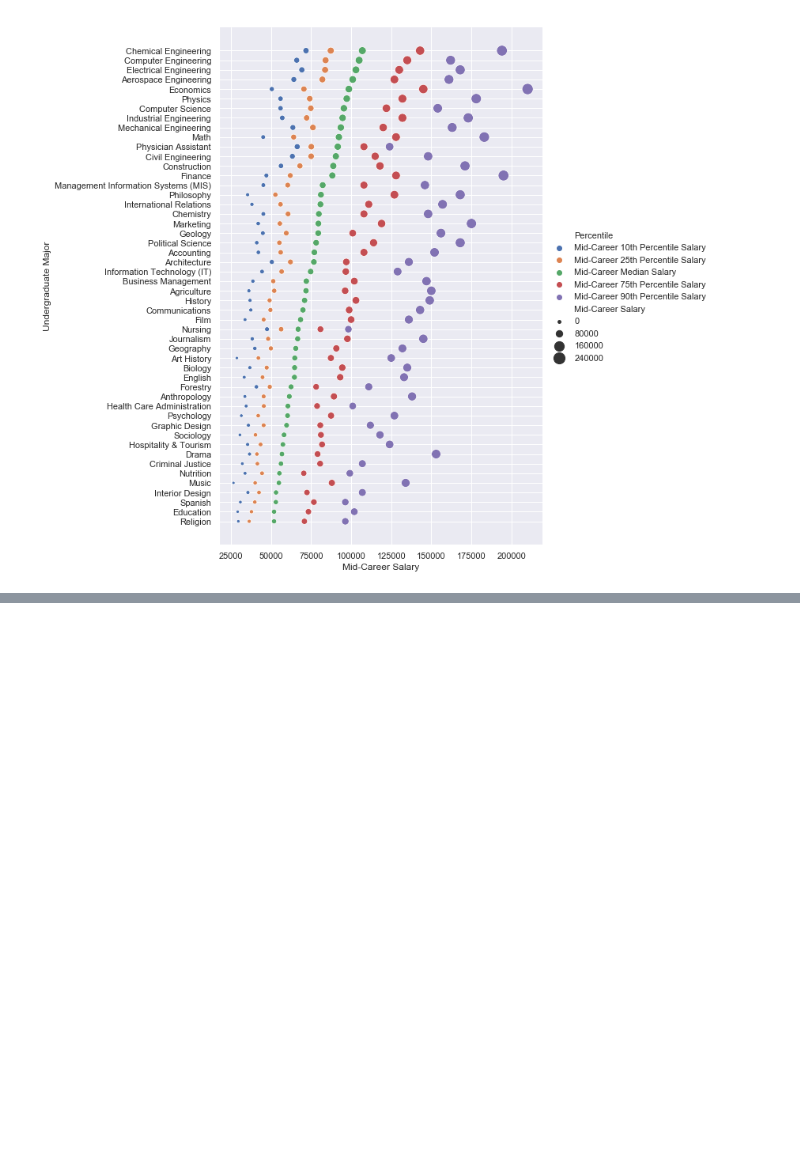
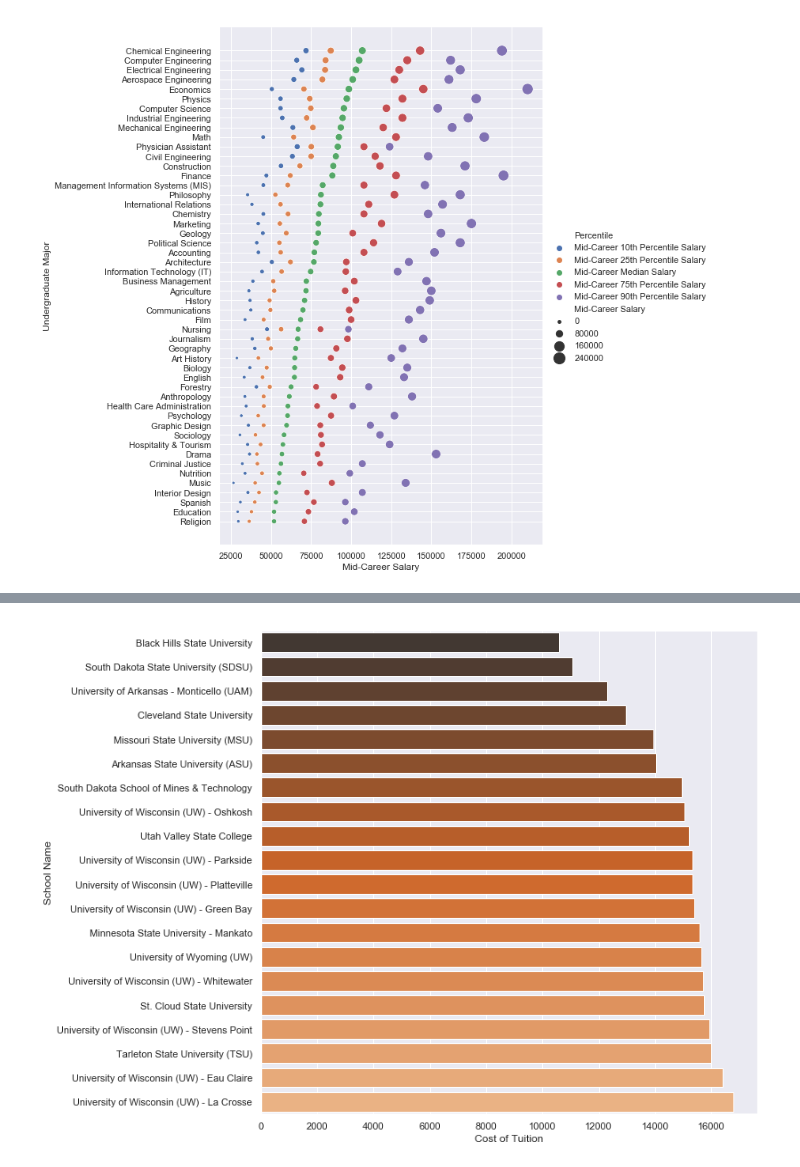
Before and after one commit to 21212131/ece143project, a Jupyter notebook: ece143_project_q2q3_current.ipynb, the cells around one changed output, grey strips where cells are left out. Drawn from its saved outputs; the diff is of its cells as text; code cells hidden in the pictures; blank space fills up the shorter version.

```diff
--- a/ece143_project_q2q3_current.ipynb
+++ b/ece143_project_q2q3_current.ipynb
@@ -216,0 +304,5 @@ f.savefig('Major-Mid-Career Salary.png')
+# %%
+f = get_top_k_school(College_df, basedOn="Cost of Tuition", k=20, ascending=True, palette="Oranges_d")
+f.savefig('School-Cost of Tuition.png')
+# %% [output]
+[figure, added]
```
Also changed, not shown: parts of 9 cells of this notebook, 1 other file.
